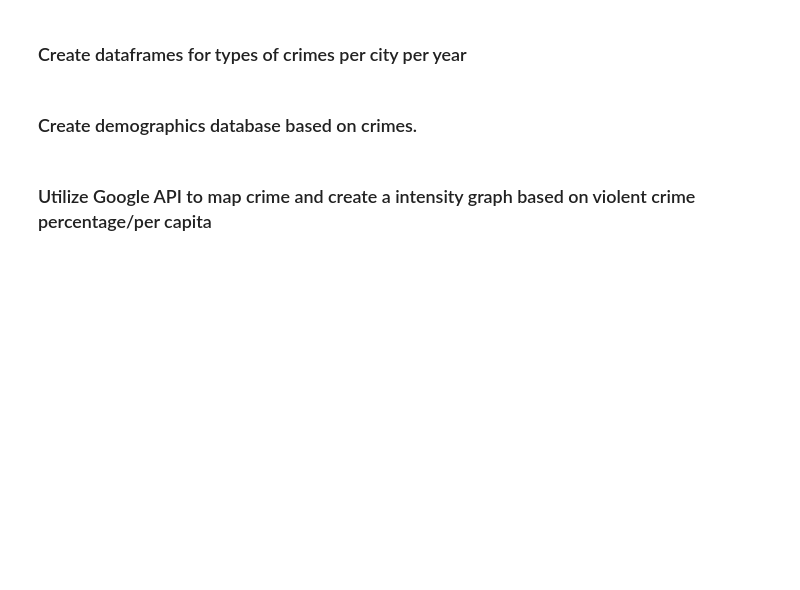
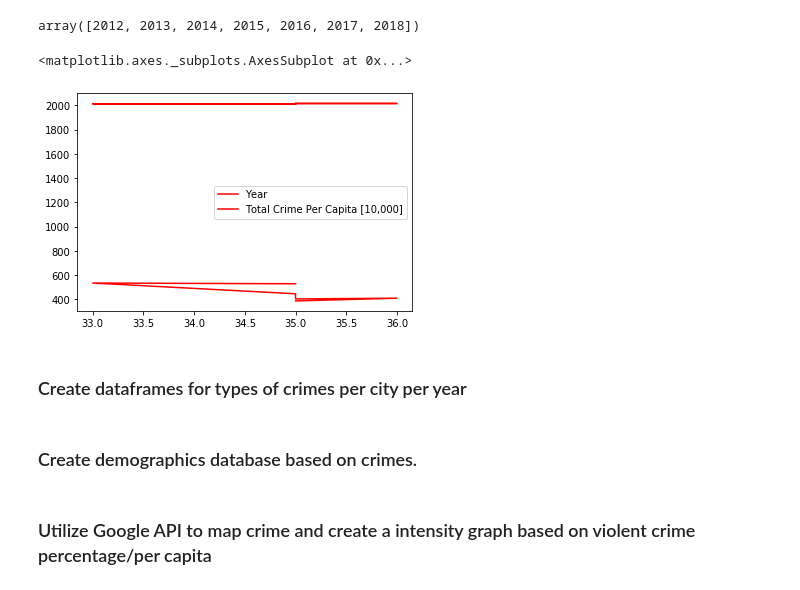
Before and after one commit to andresocorro/project_1, a Jupyter notebook: src_files/CrimeData.ipynb, the cells around one changed output. Drawn from its saved outputs; the diff is of its cells as text; code cells hidden in the pictures; blank space fills up the shorter version.

```diff
--- a/src_files/CrimeData.ipynb
+++ b/src_files/CrimeData.ipynb
@@ -168,0 +95,19 @@ crime_df
+# %%
+# Create a list of columns we want to change and iterate over the dataframe.
+object_list = ['Population', 'Violent Crime', 'Rape', 'Robbery','Aggravated Assault','Property Crime','Burglary','Larceny Theft','Motor/Vehicle Theft']
+
+for columns in object_list:
+    try:
+        crime_df[columns] = crime_df[columns].replace(',','',regex=True)
+
+    except:
+        print(f', removal failed for {columns}')
+
+    try:
+        crime_df[columns] = crime_df[columns].astype(float)
+
+    except:
+        print(f'Float conversion failed for {columns}')
+
+crime_df['Year'] = crime_df['Year'].astype(int)
+crime_df
@@ -168,0 +128,4 @@ crime_df
+# %%
+# Create new dataframe that will be utilized to graph. Unsure about error messages.
+crime_graph_df = crime_df[['City','Year','Population','Violent Crime', 'Property Crime']]
+crime_graph_df["Total Crime"] = crime_graph_df['Violent Crime'] + crime_graph_df['Property Crime']
@@ -168,0 +155,5 @@ crime_df
+# %%
+# Add additional breakdown per capita for graph
+crime_graph_df['Total Crime Per Capita [10,000]'] = (crime_graph_df['Total Crime'] / crime_graph_df['Population'])*10000
+crime_graph_df['Violent Crime Per Capita [10,000]'] = (crime_graph_df['Violent Crime'] / crime_graph_df['Population'])*10000
+crime_graph_df['Property Crime Per Capita [10,000]'] = (crime_graph_df['Property Crime'] / crime_graph_df['Population'])*10000
@@ -168,0 +193,7 @@ crime_df
+# %%
+# Create a spaghetti plot for the data set
+city_list = crime_graph_df['City'].unique()
+year_list = crime_graph_df['Year'].unique()
+year_list
+# %% [output]
+array([2012, 2013, 2014, 2015, 2016, 2017, 2018])
@@ -169,3 +203,9 @@ crime_df
+# %%
+baytown_df = crime_graph_df[['Year','Total Crime Per Capita [10,000]']].loc[crime_graph_df['City'] == 'Baytown']
+baytown_df.plot(color='red')
+# %% [output]
+<matplotlib.axes._subplots.AxesSubplot at 0x...>
+[figure, added]
 # %% [markdown]
 ### Create dataframes for types of crimes per city per year
 # %% [markdown]
```
Also changed, not shown: parts of 19 cells of this notebook, 3 other files.
